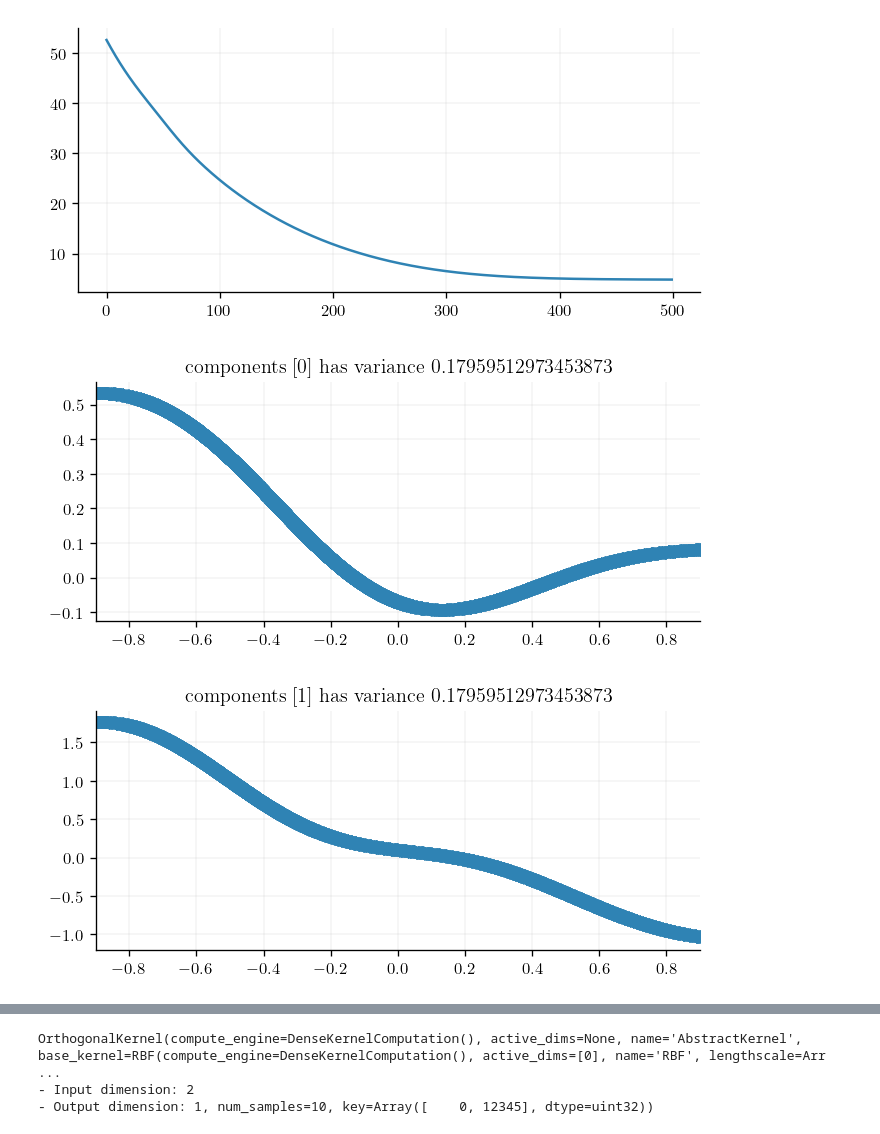
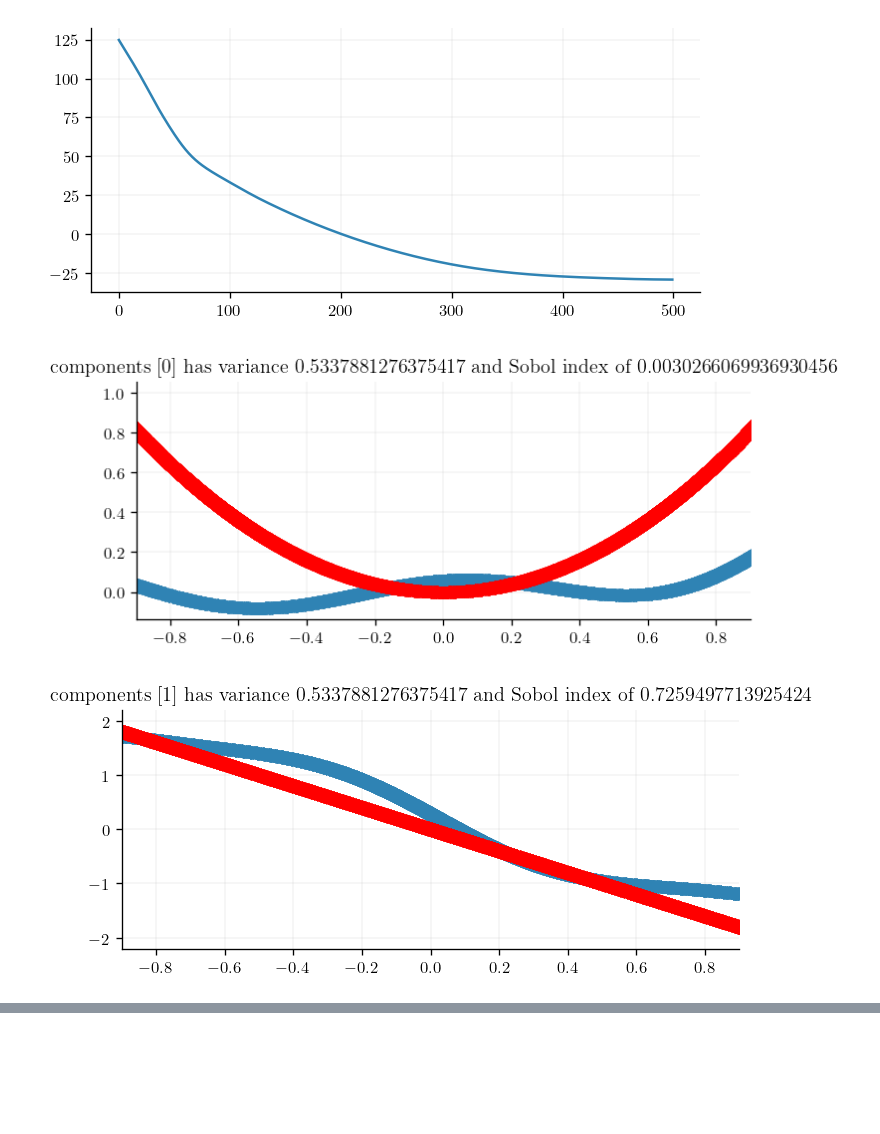
Before and after one commit to JaxGaussianProcesses/GPJax, a Jupyter notebook: docs/examples/OAK.ipynb, the cells around one changed output, grey strips where cells are left out. Drawn from its saved outputs; the diff is of its cells as text; code cells hidden in the pictures; blank space fills up the shorter version.

```diff
--- a/docs/examples/OAK.ipynb
+++ b/docs/examples/OAK.ipynb
@@ -48,5 +45,5 @@ No GPU/TPU found, falling back to CPU. (Set TF_CPP_MIN_LOG_LEVEL=0 and rerun for
 # %%
-n = 50
+n = 100
 d=2
 noise = jnp.sqrt(0.01)
 # key, subkey = jr.split(key)
@@ -57,8 +54,9 @@ def f(x):
     return (x_1**2 - 2*x_2 + jnp.cos(3*x_1)*jnp.sin(5*x_2))
 
 
-#x = jr.normal(key=key, shape=(n,d))
-x = jr.uniform(key=key, shape=(n,d), minval=-1.0, maxval=1.0)
+#x = jr.normal(key=key, shape=(n,d)) / 2.0
+#x = jr.uniform(key=key, shape=(n,d), minval=-1.0, maxval=1.0)
+x = (sample_halton_sequence(dim=d, num_results=n, seed=key) - 0.5)*2
 signal = f(x)
 y = signal + jr.normal(key, shape=signal.shape) * noise
 D = gpx.Dataset(X=x, y=y)
@@ -274,7 +264,7 @@ class OrthogonalAdditiveKernel(gpx.kernels.AbstractKernel):
 kernel = gpx.kernels.RBF(lengthscale=jnp.array([1.0, 1.0]))
 meanf = gpx.mean_functions.Zero()
 prior = gpx.Prior(mean_function=meanf, kernel=kernel)
-likelihood = gpx.Gaussian(num_datapoints=D.n, obs_noise=0.1)
+likelihood = gpx.Gaussian(num_datapoints=D.n, obs_noise=noise)#.replace_trainable(obs_noise=False)
 posterior = prior * likelihood
 
 opt_posterior, history = gpx.fit(
@@ -306,7 +296,7 @@ kernel = OrthogonalAdditiveKernel(
     )
 meanf = gpx.mean_functions.Zero()
 prior = gpx.Prior(mean_function=meanf, kernel=kernel)
-likelihood = gpx.Gaussian(num_datapoints=D.n, obs_noise=0.1)
+likelihood = gpx.Gaussian(num_datapoints=D.n, obs_noise=noise)#.replace_trainable(obs_noise=False)
 posterior = prior * likelihood
 
 opt_posterior, history = gpx.fit(
@@ -314,7 +304,7 @@ opt_posterior, history = gpx.fit(
     objective=gpx.objectives.ConjugateMLL(negative=True),
     train_data=D,
     optim=ox.adam(learning_rate=0.01),
-    num_iters=250,
+    num_iters=500,
     safe=True,
     key=key,
 )
@@ -338,44 +328,77 @@ kernel = OrthogonalAdditiveKernel(
     )
 meanf = gpx.mean_functions.Zero()
 prior = gpx.Prior(mean_function=meanf, kernel=kernel)
-likelihood = gpx.Gaussian(num_datapoints=D.n, obs_noise=0.1)
+likelihood = gpx.Gaussian(num_datapoints=D.n, obs_noise=noise)#.replace_trainable(obs_noise=False)
 posterior = prior * likelihood
 
 opt_posterior, history = gpx.fit(
     model=posterior,
     objective=gpx.objectives.ConjugateMLL(negative=True),
     train_data=D,
     optim=ox.adam(learning_rate=0.01),
     num_iters=500,
     safe=True,
     key=key,
 )
 plt.plot(history)
 
 
+def predict_from_specific_kernel(specific_kernel, posterior, D, xpred):
+        x, y, n = D.X, D.y, D.n
+
+        # Unpack test inputs
+        t, n_test = xpred, xpred.shape[0]
+
+        # Observation noise o²
+        obs_noise = posterior.likelihood.obs_noise
+        mx = posterior.prior.mean_function(x)
+
+        # Precompute Gram matrix, Kxx, at training inputs, x
+        Kxx = vmap(lambda a: vmap(lambda b: posterior.prior.kernel(a, b))(x))(x)
+        Kxx += (jnp.eye(n) * posterior.prior.jitter)
+
+        # Σ = Kxx + Io²
+
+        Sigma = Kxx + jnp.eye(n) * obs_noise
+
+        mean_t = posterior.prior.mean_function(t)
+        Kxt = vmap(lambda a: vmap(lambda b: specific_kernel(a, b))(x))(t)
+        # Σ⁻¹ Kxt
+        Sigma_inv_Kxt = jnp.linalg.solve(Sigma, Kxt.T) # [n, t]
+        # μt  +  Ktx (Kxx + Io²)⁻¹ (y  -  μx)
+        return mean_t + jnp.matmul(Sigma_inv_Kxt.T, y - mx) # [t, 1]
+
+
+
 def plot_posterior_with_components(kernel, components):
+    overal_mean_on_training = opt_posterior.predict(D.X, D).mean()
     if len(components)>2 or len(components)==0:
         raise ValueError("Can only plot 1D or 2D")
     specific_kernel =  kernel.return_specific_contribution(components)
-    specific_posterior= gpx.Prior(mean_function=meanf, kernel=specific_kernel)* likelihood
-    mean =  specific_posterior.predict(xplot, D).mean()
+    mean =  predict_from_specific_kernel(specific_kernel, opt_posterior, D, xplot)
+    specific_mean_on_training =predict_from_specific_kernel(specific_kernel, opt_posterior, D, D.X)
+
     if len(components)==1:
         plt.figure()
         plt.scatter(xplot[:,components[0]], mean)
-        plt.title(f"components {components} has variance {kernel.interaction_variances[len(components)]}")
+        if components[0]==0:
+            plt.scatter(xplot[:,components[0]], xplot[:,components[0]]**2, color="red")
+        else:
+             plt.scatter(xplot[:,components[0]], -2*xplot[:,components[0]], color="red")
+        plt.title(f"components {components} has variance {kernel.interaction_variances[len(components)]} and Sobol index of {jnp.var(specific_mean_on_training) / jnp.var(overal_mean_on_training)}")
         plt.xlim(-0.9,0.9)
         #plt.scatter(x[:,components[0]],y[:,0], color="red", s=10.0)
     elif len(components)==2:
         plt.figure()
         plt.scatter(xplot[:,0], xplot[:,1], c=mean)
-        plt.title(f"components {components} has variance {kernel.interaction_variances[len(components)]}")
+        plt.title(f"components {components} has variance {kernel.interaction_variances[len(components)]} and Sobol index of {jnp.var(specific_mean_on_training) / jnp.var(overal_mean_on_training)}")
         plt.colorbar()
         #plt.scatter(x[:,0], x[:,1], color="red", s=10.0)
 
 plot_posterior_with_components(opt_posterior.prior.kernel, [0])
 plot_posterior_with_components(opt_posterior.prior.kernel, [1])
 plot_posterior_with_components(opt_posterior.prior.kernel, [0,1])
 # %% [output]
-[figure, old version]
+[figure, new version]
-[figure, old version]
+[figure, new version]
-[figure, old version]
+[figure, new version]
@@ -383,6 +405,0 @@ plot_posterior_with_components(opt_posterior.prior.kernel, [0,1])
-# %%
-opt_posterior.prior.kernel.ortho_kernels[0]
-# %% [output]
-OrthogonalKernel(compute_engine=DenseKernelComputation(), active_dims=None, name='AbstractKernel', base_kernel=RBF(compute_engine=DenseKernelComputation(), active_dims=[0], name='RBF', lengthscale=Arr ...
-- Input dimension: 2
-- Output dimension: 1, num_samples=10, key=Array([    0, 12345], dtype=uint32))
```
Also changed, not shown: parts of 7 cells of this notebook.
